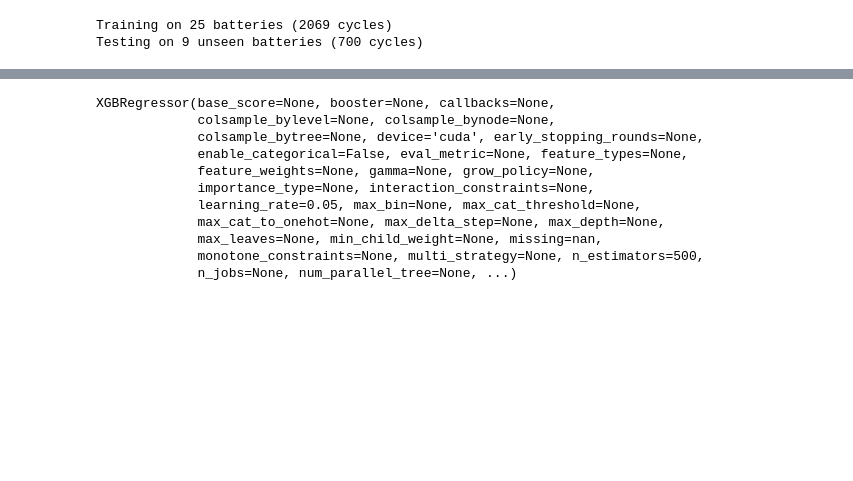
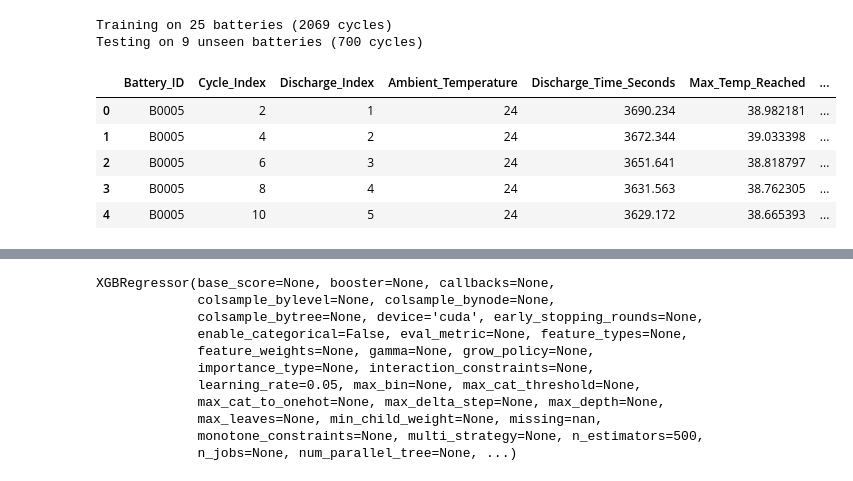
Before and after one commit to barada02/ML_ON_Battery, a Jupyter notebook: Model_Tr/A-soh-models.ipynb, the cells around one changed output, grey strips where cells are left out. Cells and saved outputs as stored; diff of their text form; code cells hidden in the pictures; blank space fills up the shorter version.

```diff
--- a/Model_Tr/A-soh-models.ipynb
+++ b/Model_Tr/A-soh-models.ipynb
@@ -71,6 +72,15 @@ print(f"Testing on {len(df_test['Battery_ID'].unique())} unseen batteries ({len(
 # %% [output]
 Training on 25 batteries (2069 cycles)
 Testing on 9 unseen batteries (700 cycles)
+# %%
+df.head()
+# %% [output]
+|  | Battery_ID | Cycle_Index | Discharge_Index | Ambient_Temperature | Discharge_Time_Seconds | Max_Temp_Reached | ... |
+| 0 | B0005 | 2 | 1 | 24 | 3690.234 | 38.982181 | ... |
+| 1 | B0005 | 4 | 2 | 24 | 3672.344 | 39.033398 | ... |
+| 2 | B0005 | 6 | 3 | 24 | 3651.641 | 38.818797 | ... |
+| 3 | B0005 | 8 | 4 | 24 | 3631.563 | 38.762305 | ... |
+| 4 | B0005 | 10 | 5 | 24 | 3629.172 | 38.665393 | ... |
 # %%
 # ==========================================
 # 2. TRAIN THE MODELS
```
Also changed, not shown: parts of 5 cells of this notebook, 3 other files.
